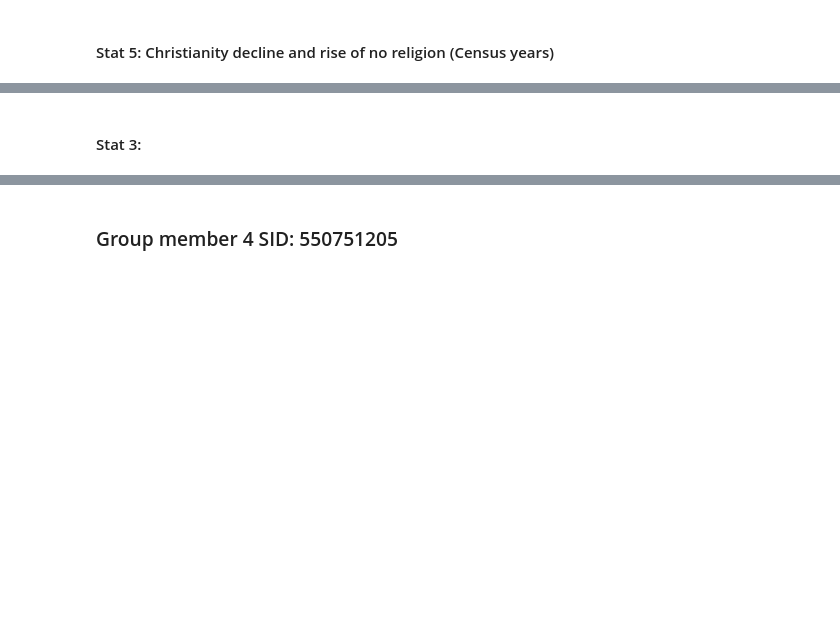
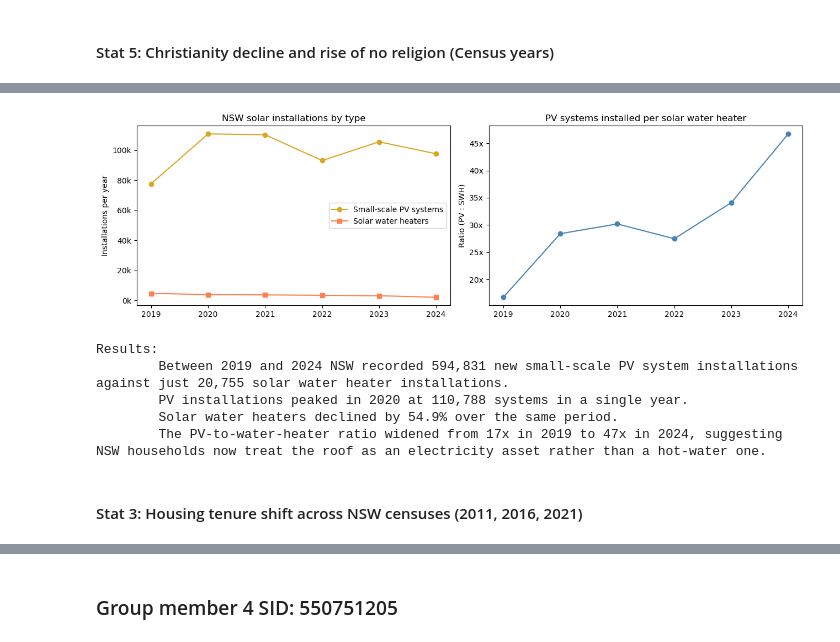
Before and after one commit to Rven66/DATA2001-Assignment_1, a Jupyter notebook: DATA2001-Assignment_1.ipynb, the cells around one changed output, grey strips where cells are left out. Saved outputs shown, nothing was run; the diff lists cells and outputs as text; code cells hidden in the pictures; blank space fills up the shorter version.

```diff
--- a/DATA2001-Assignment_1.ipynb
+++ b/DATA2001-Assignment_1.ipynb
@@ -491,2 +596,55 @@ plt.show()
+# %%
+# Stat 2: NSW small-scale PV systems vs solar water heaters
+
+pv  = region_long_clean[region_long_clean['Measure Code'] == 'SOLAR_7'].copy()  # small-scale PV
+swh = region_long_clean[region_long_clean['Measure Code'] == 'SOLAR_8'].copy()  # solar water heaters
+for d in [pv, swh]:
+    d['Year'] = pd.to_numeric(d['Year'], errors='coerce')
+pv  = pv.sort_values('Year')
+swh = swh.sort_values('Year')
+
+fig, axes = plt.subplots(1, 2, figsize=(13, 4))
+
+axes[0].plot(pv['Year'],  pv['Value'],  marker='o', color='goldenrod', label='Small-scale PV systems')
+axes[0].plot(swh['Year'], swh['Value'], marker='s', color='coral',     label='Solar water heaters')
+axes[0].set_title('NSW solar installations by type')
+axes[0].set_ylabel('Installations per year')
+axes[0].yaxis.set_major_formatter(mticker.FuncFormatter(lambda x, _: f'{x/1e3:.0f}k'))
+axes[0].xaxis.set_major_locator(mticker.MaxNLocator(integer=True))
+axes[0].legend()
+
+ratio = pv['Value'].values / swh['Value'].values
+axes[1].plot(pv['Year'].values, ratio, marker='o', color='steelblue')
+axes[1].set_title('PV systems installed per solar water heater')
+axes[1].set_ylabel('Ratio (PV : SWH)')
+axes[1].xaxis.set_major_locator(mticker.MaxNLocator(integer=True))
+axes[1].yaxis.set_major_formatter(mticker.FuncFormatter(lambda x, _: f'{x:.0f}x'))
+
+plt.tight_layout()
+plt.show()
+
+pv_total    = pv['Value'].sum()
+swh_total   = swh['Value'].sum()
+swh_change  = ((swh['Value'].iloc[-1] - swh['Value'].iloc[0]) / swh['Value'].iloc[0]) * 100
+ratio_start = pv['Value'].iloc[0]  / swh['Value'].iloc[0]
+ratio_end   = pv['Value'].iloc[-1] / swh['Value'].iloc[-1]
+peak_yr     = int(pv.loc[pv['Value'].idxmax(), 'Year'])
+peak_val    = pv['Value'].max()
+
+print("Results:")
+print(f"\tBetween {int(pv['Year'].iloc[0])} and {int(pv['Year'].iloc[-1])} NSW recorded {pv_total:,.0f} new "
+      f"small-scale PV system installations against just {swh_total:,.0f} solar water heater installations.")
+print(f"\tPV installations peaked in {peak_yr} at {peak_val:,.0f} systems in a single year.")
+print(f"\tSolar water heaters {'declined' if swh_change < 0 else 'grew'} by {abs(swh_change):.1f}% over the same period.")
+print(f"\tThe PV-to-water-heater ratio widened from {ratio_start:.0f}x in {int(pv['Year'].iloc[0])} "
+      f"to {ratio_end:.0f}x in {int(pv['Year'].iloc[-1])}, suggesting NSW households now treat the roof "
+      f"as an electricity asset rather than a hot-water one.\n")
+# %% [output]
+[figure, added]
+Results:
+        Between 2019 and 2024 NSW recorded 594,831 new small-scale PV system installations against just 20,755 solar water heater installations.
+        PV installations peaked in 2020 at 110,788 systems in a single year.
+        Solar water heaters declined by 54.9% over the same period.
+        The PV-to-water-heater ratio widened from 17x in 2019 to 47x in 2024, suggesting NSW households now treat the roof as an electricity asset rather than a hot-water one.
 # %% [markdown]
-#### Stat 3:
+#### Stat 3: Housing tenure shift across NSW censuses (2011, 2016, 2021)
```
Also changed, not shown: parts of 72 cells of this notebook.
